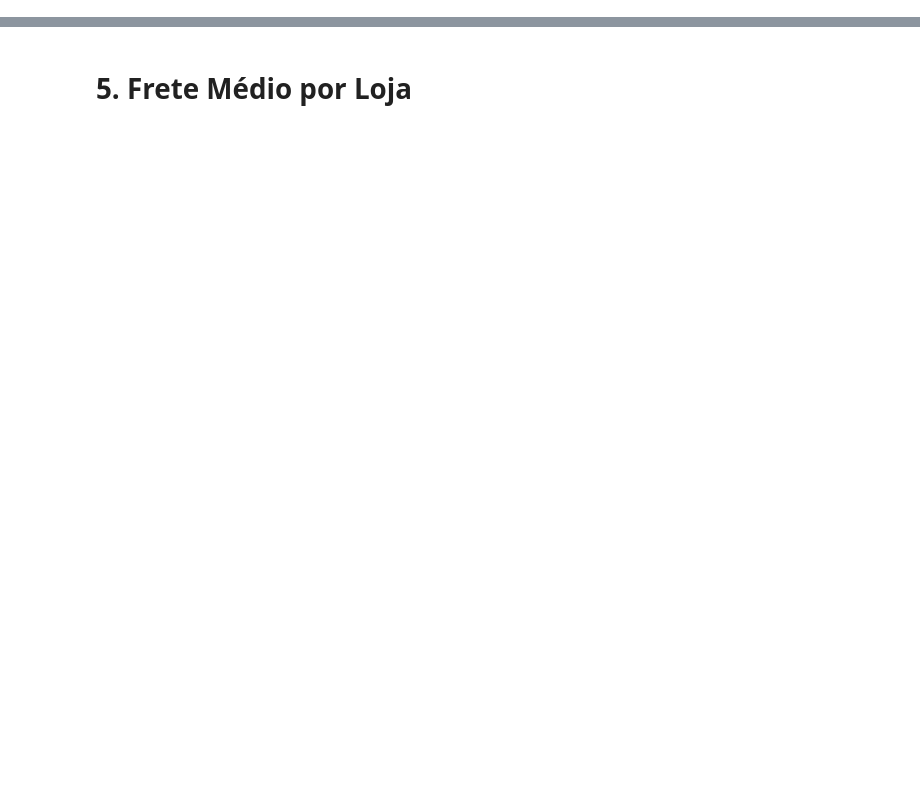
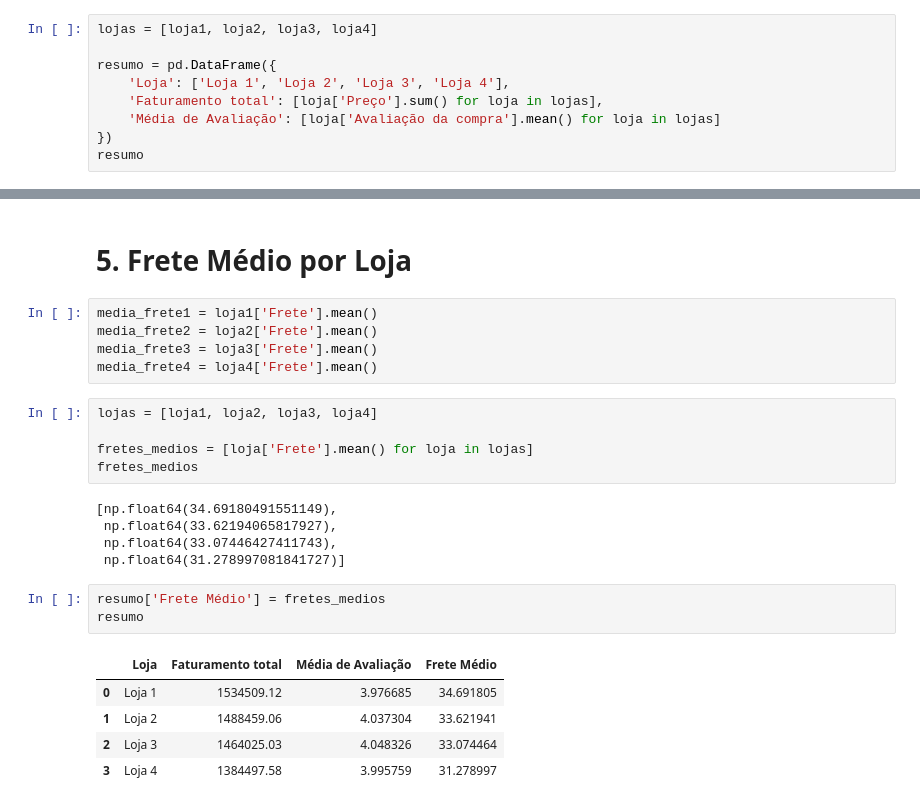
Before and after one commit to alexandrebarbosa-dev/desafioalurastore, a Jupyter notebook: AluraStoreBrasil.ipynb, the cells around one changed output, grey strips where cells are left out. Saved outputs shown, nothing was run; the diff lists cells and outputs as text; blank space fills up the shorter version.

```diff
--- a/AluraStoreBrasil.ipynb
+++ b/AluraStoreBrasil.ipynb
@@ -36,0 +82,9 @@ SyntaxError: invalid syntax (ipython-input-4071525388.py, line 1)
+# %%
+lojas = [loja1, loja2, loja3, loja4]
+
+resumo = pd.DataFrame({
+    'Loja': ['Loja 1', 'Loja 2', 'Loja 3', 'Loja 4'],
+    'Faturamento total': [loja['Preço'].sum() for loja in lojas],
+    'Média de Avaliação': [loja['Avaliação da compra'].mean() for loja in lojas]
+})
+resumo
@@ -39,2 +113,26 @@ SyntaxError: invalid syntax (ipython-input-4071525388.py, line 1)
 # %% [markdown]
 # 5. Frete Médio por Loja
+# %%
+media_frete1 = loja1['Frete'].mean()
+media_frete2 = loja2['Frete'].mean()
+media_frete3 = loja3['Frete'].mean()
+media_frete4 = loja4['Frete'].mean()
+# %%
+lojas = [loja1, loja2, loja3, loja4]
+
+fretes_medios = [loja['Frete'].mean() for loja in lojas]
+fretes_medios
+# %% [output]
+[np.float64(34.69180491551149),
+ np.float64(33.62194065817927),
+ np.float64(33.07446427411743),
+ np.float64(31.278997081841727)]
+# %%
+resumo['Frete Médio'] = fretes_medios
+resumo
+# %% [output]
+|  | Loja | Faturamento total | Média de Avaliação | Frete Médio |
+| 0 | Loja 1 | 1534509.12 | 3.976685 | 34.691805 |
+| 1 | Loja 2 | 1488459.06 | 4.037304 | 33.621941 |
+| 2 | Loja 3 | 1464025.03 | 4.048326 | 33.074464 |
+| 3 | Loja 4 | 1384497.58 | 3.995759 | 31.278997 |
```
Also changed, not shown: parts of 14 cells of this notebook.
